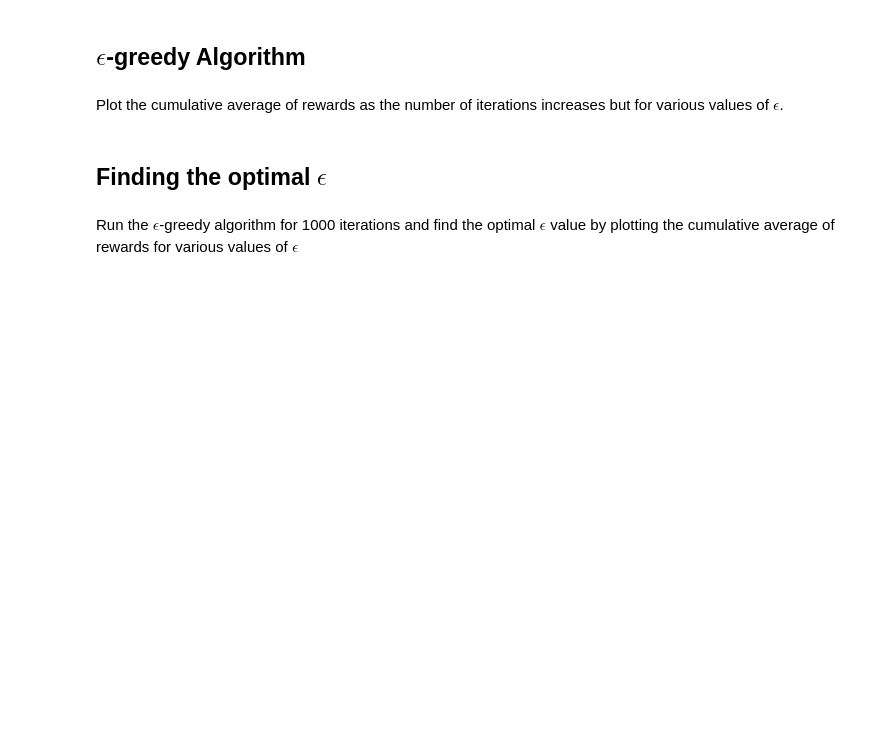
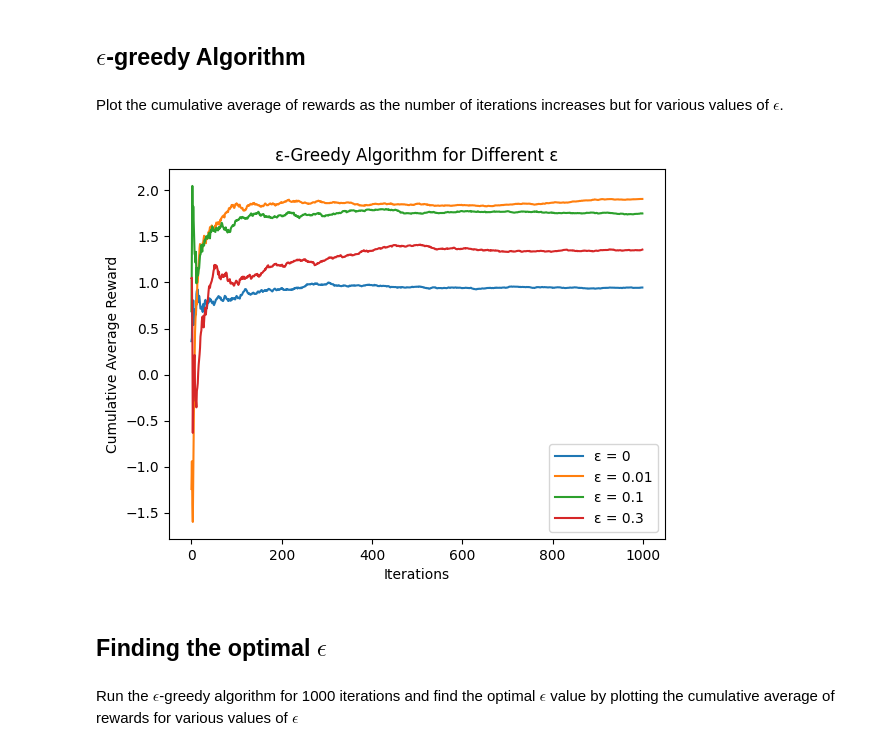
Before and after one commit to akshitajain1528/WIDS-2025-Intro-to-Reinforcement-Learning, a Jupyter notebook: Week 1/work_on_bandits.ipynb, the cells around one changed output. Drawn from its saved outputs; the diff is of its cells as text; code cells hidden in the pictures; blank space fills up the shorter version.

```diff
--- a/Week 1/work_on_bandits.ipynb
+++ b/Week 1/work_on_bandits.ipynb
@@ -49,5 +52,37 @@ def run_epsilon_greedy(epsilon):
+# %%
+def run_epsilon_greedy(epsilon, n_iter=1000):
+    n_bandits = len(bandits)
+    Q = np.zeros(n_bandits)
+    N = np.zeros(n_bandits)
+    rewards = []
+    for _ in range(n_iter):
+        if np.random.rand() < epsilon:
+            i = np.random.randint(n_bandits)
+        else:
+            i = np.argmax(Q)
+        r = bandits[i].pullLever()
+        rewards.append(r)
+        N[i] += 1
+        Q[i] += (r - Q[i]) / N[i]
+    return rewards
 # %% [markdown]
 Plot the cumulative average of rewards as the number of iterations increases but for various values of $\epsilon$.
+# %%
+import matplotlib.pyplot as plt
+import numpy as np
+epsilons = [0, 0.01, 0.1, 0.3]
+n_iter = 1000
+for eps in epsilons:
+    rewards = run_epsilon_greedy(eps, n_iter)
+    cum_avg = np.cumsum(rewards) / (np.arange(n_iter) + 1)
+    plt.plot(cum_avg, label=f"ε = {eps}")
+plt.xlabel("Iterations")
+plt.ylabel("Cumulative Average Reward")
+plt.title("ε-Greedy Algorithm for Different ε")
+plt.legend()
+plt.show()
+# %% [output]
+[figure, added]
 # %% [markdown]
 ## Finding the optimal $\epsilon$
 # %% [markdown]
```
Also changed, not shown: parts of 12 cells of this notebook.
